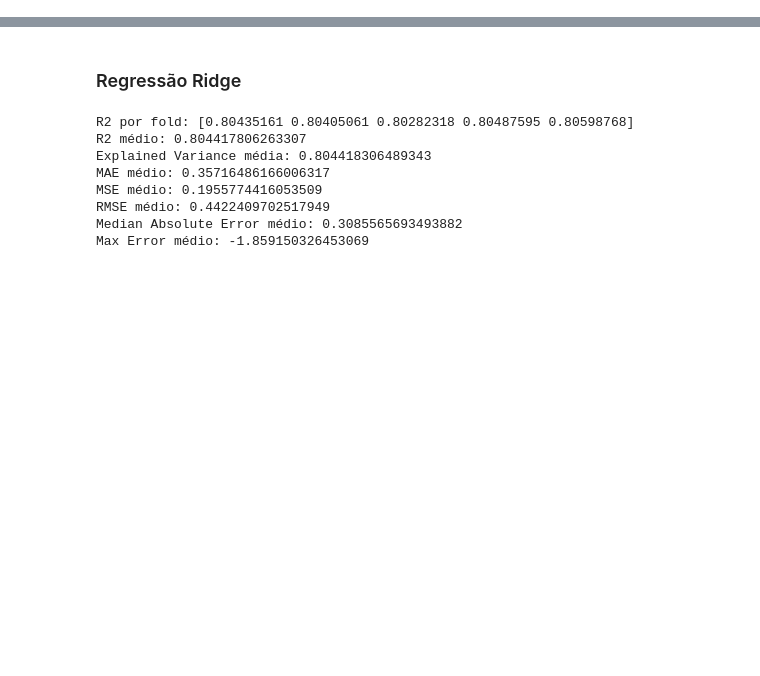
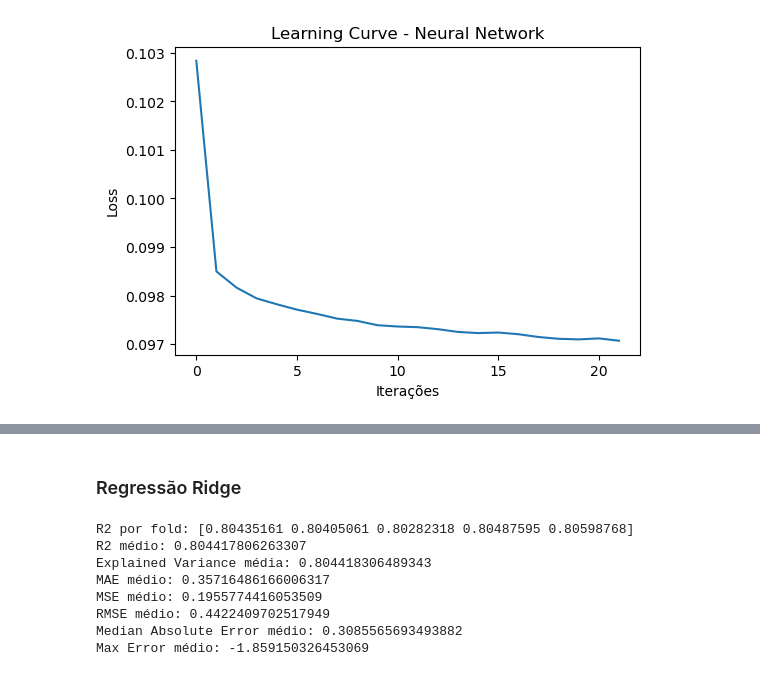
Before and after one commit to marianafernandes427/aprendizagem_automatica, a Jupyter notebook: Regressao/reg.ipynb, the cells around one changed output, grey strips where cells are left out. Cells and saved outputs as stored; diff of their text form; code cells hidden in the pictures; blank space fills up the shorter version.

Commit message:
pressupostos modelos de regressao

```diff
--- a/Regressao/reg.ipynb
+++ b/Regressao/reg.ipynb
@@ -4,0 +57,88 @@ df = pd.read_parquet("../df_normal.parquet")
+# %%
+from sklearn.neural_network import MLPRegressor
+from sklearn.model_selection import train_test_split
+from statsmodels.stats.stattools import durbin_watson
+import matplotlib.pyplot as plt
+
+# =========================================================
+# 1. Padrões aprendíveis
+# =========================================================
+
+#Treinar modelo separadamente
+rede_fit = MLPRegressor(
+    hidden_layer_sizes=(64, 32),
+    activation="relu",
+    solver="adam",
+    max_iter=300,
+    early_stopping=True,
+    random_state=42
+)
+
+rede_fit.fit(X_rede, y_rede)
+
+#Curva de loss
+plt.figure(figsize=(6,4))
+plt.plot(rede_fit.loss_curve_)
+plt.xlabel("Iterações")
+plt.ylabel("Loss")
+plt.title("Learning Curve - Neural Network")
+plt.show()
+
+# =========================================================
+# 2. Distribuições semelhantes
+# =========================================================
+
+X_train, X_test, y_train, y_test = train_test_split(
+    X_rede,
+    y_rede,
+    test_size=0.2,
+    random_state=42
+)
+
+#gráfico para todas as colunas
+"""for col in X_rede.columns:
+    plt.figure(figsize=(6,4))
+    plt.hist(X_train[col], alpha=0.5, label="Train")
+    plt.hist(X_test[col], alpha=0.5, label="Test")
+    plt.title(f"Distribuição - {col}")
+    plt.legend()
+    plt.show()"""
+
+#exemplo
+col = "study_hours"
+plt.figure(figsize=(6,4))
+plt.hist(X_train[col], alpha=0.5, label="Train")
+plt.hist(X_test[col], alpha=0.5, label="Test")
+plt.title(f"Distribuição - {col}")
+plt.legend()
+plt.show()
+
+# =========================================================
+# 3. Observações aproximadamente independentes
+# =========================================================
+
+#Treinar modelo
+rede_fit.fit(X_train, y_train)
+y_pred = rede_fit.predict(X_test)
+residuos = y_test - y_pred
+
+dw = durbin_watson(residuos)
+print("Durbin-Watson:", dw)
+
+if 1.5 < dw < 2.5:
+    print("Sem autocorrelação relevante")
+else:
+    print("Possível autocorrelação")
+
+# =========================================================
+# 4. Dados representativos
+# =========================================================
+
+plt.figure(figsize=(6,4))
+plt.hist(y_rede, bins=30)
+plt.xlabel("Nota Final")
+plt.ylabel("Frequência")
+plt.title("Distribuição da variável-alvo")
+plt.show()
+# %% [output]
+[figure, added]
```
Also changed, not shown: parts of 17 cells of this notebook, 1 other file.
